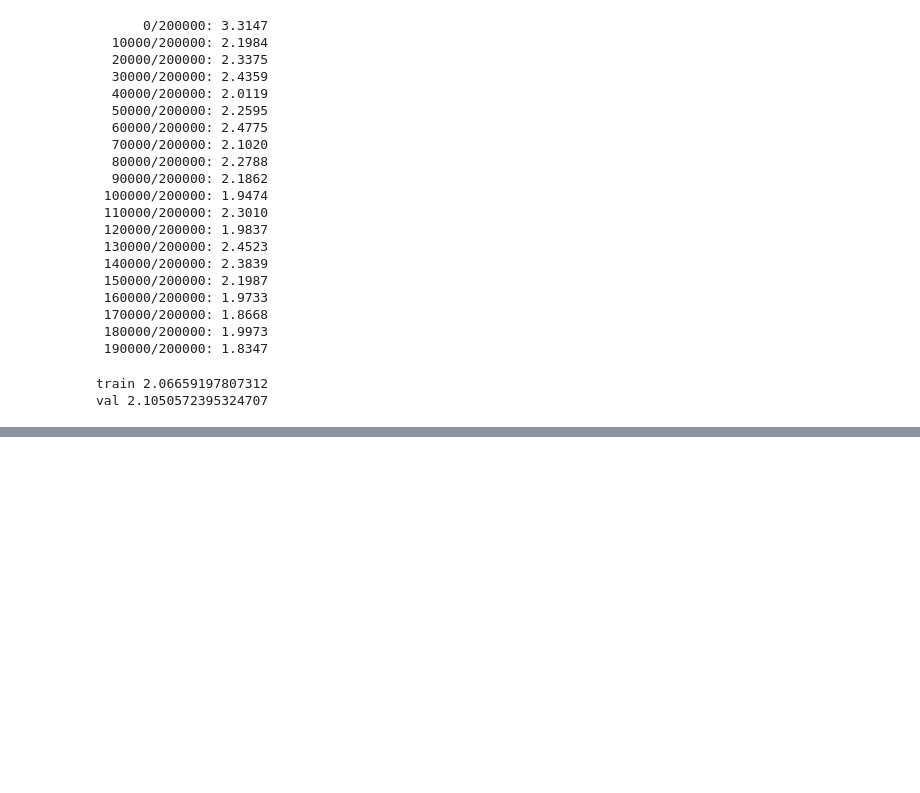
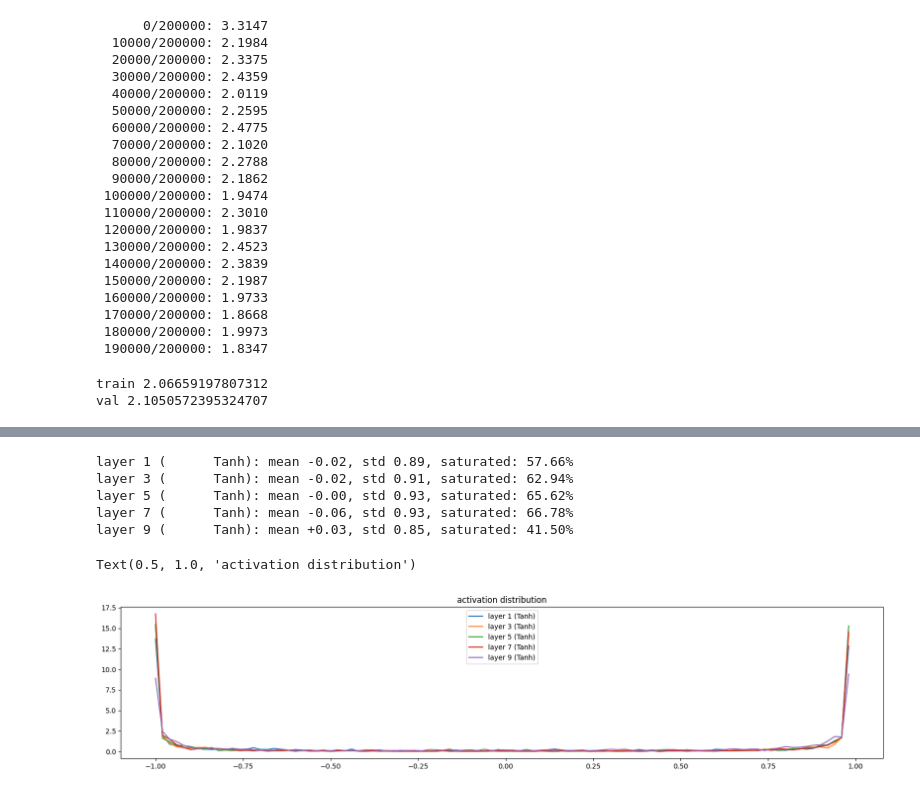
Before and after one commit to YuxinLiu42/Neural-Networks-Learning, a Jupyter notebook: Class 4: Activations & Gradients, BatchNorm.ipynb, the cells around one changed output, grey strips where cells are left out. Cells and saved outputs as stored; diff of their text form; code cells hidden in the pictures; blank space fills up the shorter version.

```diff
--- a/Class 4: Activations & Gradients, BatchNorm.ipynb
+++ b/Class 4: Activations & Gradients, BatchNorm.ipynb
@@ -1129,0 +1274,21 @@ val 2.1050572395324707
+# %%
+# visualize histograms
+plt.figure(figsize=(20, 4)) # width and height of the plot
+legends = []
+for i, layer in enumerate(layers[:-1]): # note: exclude the last layer
+    if isinstance(layer, Tanh):
+        t = layer.out
+        print('layer %d (%10s): mean %+.2f, std %.2f, saturated: %.2f%%' % (i, layer.__class__.__name__, t.mean().item(), t.std().item(), (t.abs() > 0.97).float().mean().item() * 100))
+        hy, hx = torch.histogram(t, density=True)
+        plt.plot(hx[:-1].detach(), hy.detach())
+        legends.append(f'layer {i} ({layer.__class__.__name__})')
+plt.legend(legends)
+plt.title('activation distribution')
+# %% [output]
+layer 1 (      Tanh): mean -0.02, std 0.89, saturated: 57.66%
+layer 3 (      Tanh): mean -0.02, std 0.91, saturated: 62.94%
+layer 5 (      Tanh): mean -0.00, std 0.93, saturated: 65.62%
+layer 7 (      Tanh): mean -0.06, std 0.93, saturated: 66.78%
+layer 9 (      Tanh): mean +0.03, std 0.85, saturated: 41.50%
+Text(0.5, 1.0, 'activation distribution')
+[figure, added]
```
Also changed, not shown: parts of 17 cells of this notebook.
